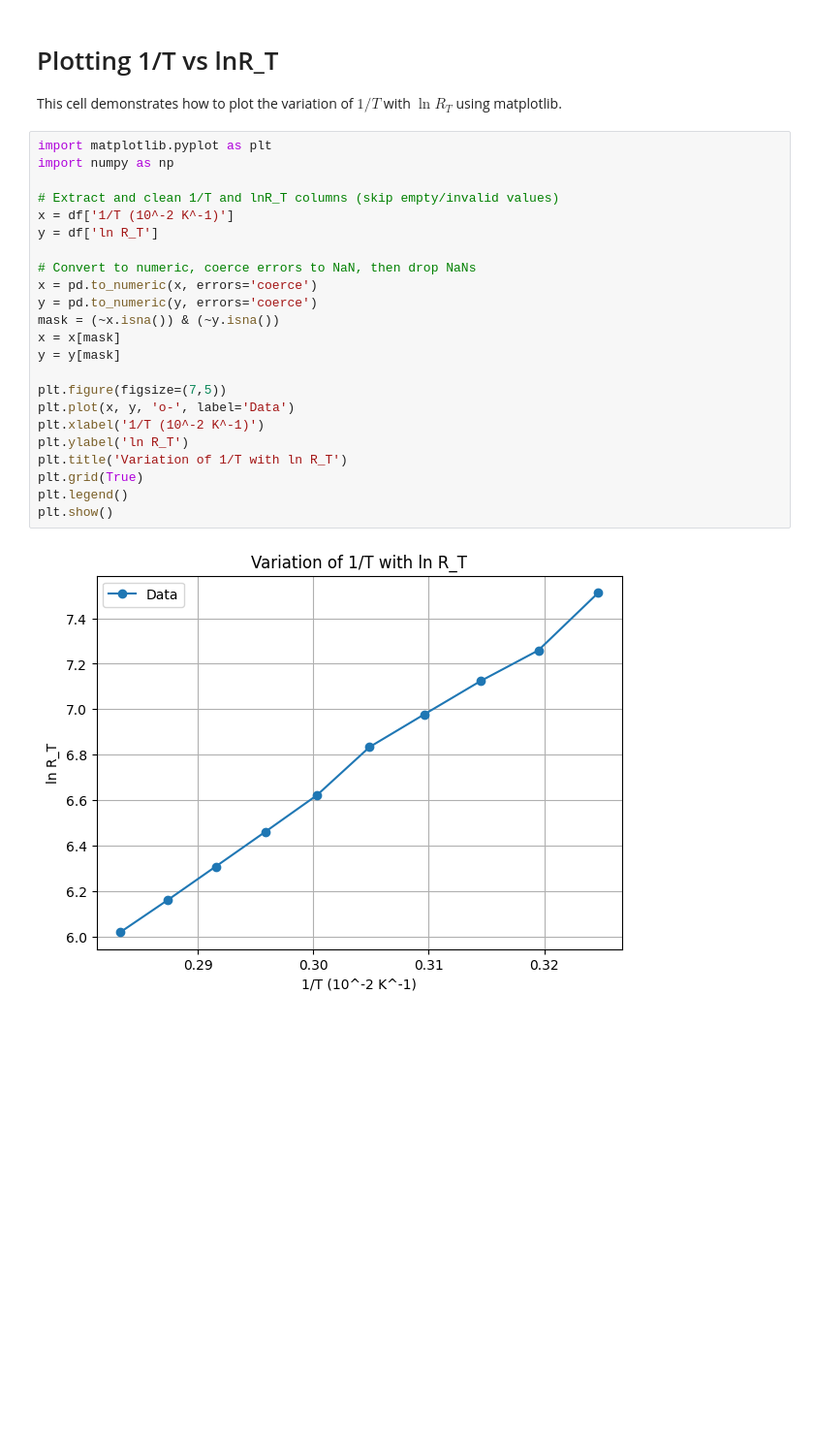
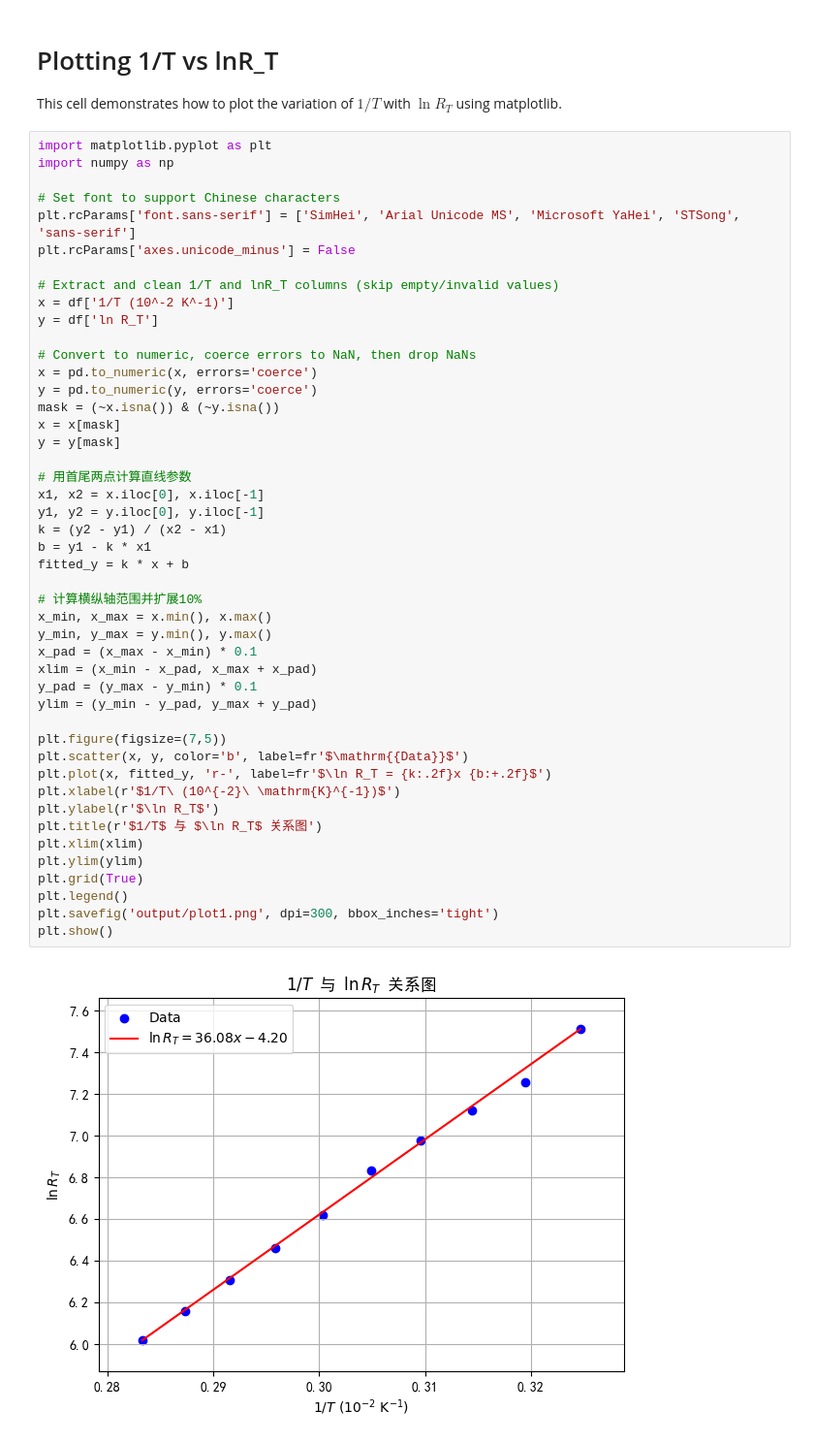
Before and after one commit to molqzone/PhysicsLab, a Jupyter notebook: ThermalResistor/graph.ipynb, the cells around one changed output. Shown at 97% size. Drawn from its saved outputs; the diff is of its cells as text; blank space fills up the shorter version.

Commit message:
Add completed plot1 of ThermalResistor

```diff
--- a/ThermalResistor/graph.ipynb
+++ b/ThermalResistor/graph.ipynb
@@ -44,25 +44,48 @@ This cell demonstrates how to plot the variation of $1/T$ with $\ln R_T$ using m
 # %%
 import matplotlib.pyplot as plt
 import numpy as np
+
+# Set font to support Chinese characters
+plt.rcParams['font.sans-serif'] = ['SimHei', 'Arial Unicode MS', 'Microsoft YaHei', 'STSong', 'sans-serif']
+plt.rcParams['axes.unicode_minus'] = False
 
 # Extract and clean 1/T and lnR_T columns (skip empty/invalid values)
 x = df['1/T (10^-2 K^-1)']
 y = df['ln R_T']
 
 # Convert to numeric, coerce errors to NaN, then drop NaNs
 x = pd.to_numeric(x, errors='coerce')
 y = pd.to_numeric(y, errors='coerce')
 mask = (~x.isna()) & (~y.isna())
 x = x[mask]
 y = y[mask]
 
+# 用首尾两点计算直线参数
+x1, x2 = x.iloc[0], x.iloc[-1]
+y1, y2 = y.iloc[0], y.iloc[-1]
+k = (y2 - y1) / (x2 - x1)
+b = y1 - k * x1
+fitted_y = k * x + b
+
+# 计算横纵轴范围并扩展10%
+x_min, x_max = x.min(), x.max()
+y_min, y_max = y.min(), y.max()
+x_pad = (x_max - x_min) * 0.1
+xlim = (x_min - x_pad, x_max + x_pad)
+y_pad = (y_max - y_min) * 0.1
+ylim = (y_min - y_pad, y_max + y_pad)
+
 plt.figure(figsize=(7,5))
-plt.plot(x, y, 'o-', label='Data')
-plt.xlabel('1/T (10^-2 K^-1)')
-plt.ylabel('ln R_T')
-plt.title('Variation of 1/T with ln R_T')
+plt.scatter(x, y, color='b', label=fr'$\mathrm{{Data}}$')
+plt.plot(x, fitted_y, 'r-', label=fr'$\ln R_T = {k:.2f}x {b:+.2f}$')
+plt.xlabel(r'$1/T\ (10^{-2}\ \mathrm{K}^{-1})$')
+plt.ylabel(r'$\ln R_T$')
+plt.title(r'$1/T$ 与 $\ln R_T$ 关系图')
+plt.xlim(xlim)
+plt.ylim(ylim)
 plt.grid(True)
 plt.legend()
+plt.savefig('output/plot1.png', dpi=300, bbox_inches='tight')
 plt.show()
 # %% [output]
-[figure, old version]
+[figure, new version]
```
Also changed, not shown: 1 other file.
